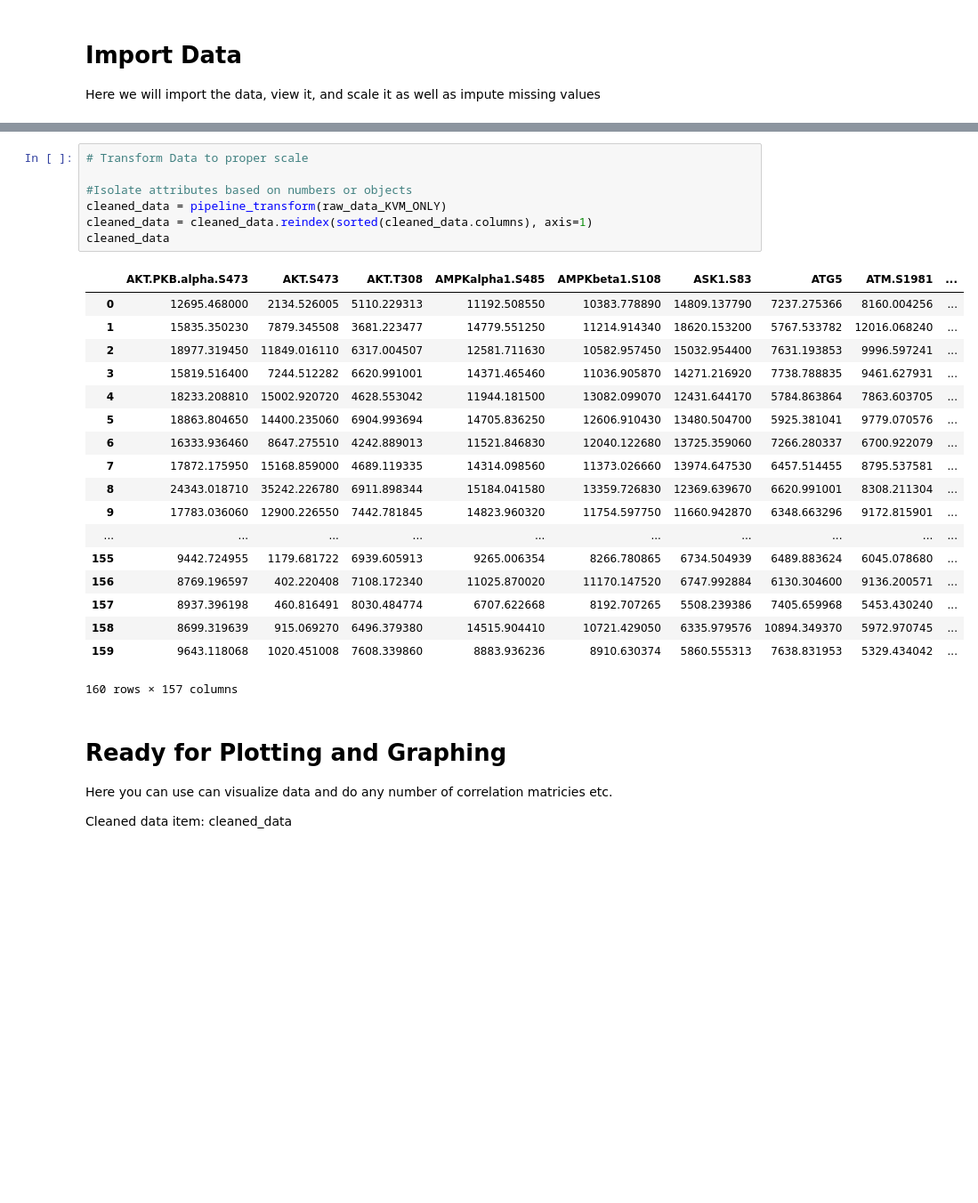
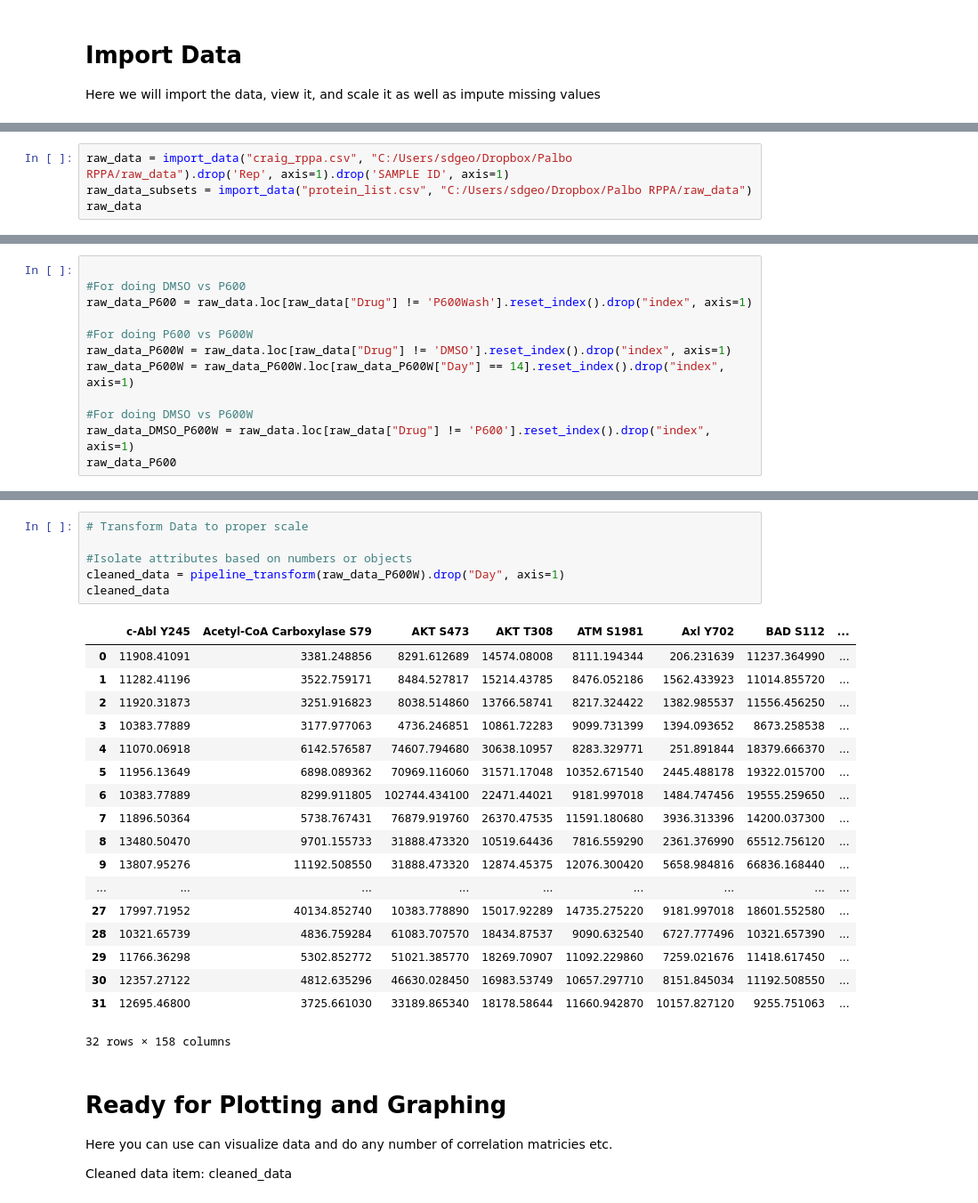
Before and after one commit to SamuelDGeorge/RPPA_Analysis, a Jupyter notebook: RPPA_Figures_Craig.ipynb, the cells around one changed output, grey strips where cells are left out. Shown at 89% size. Saved outputs shown, nothing was run; the diff lists cells and outputs as text; blank space fills up the shorter version.

```diff
--- a/RPPA_Figures_Craig.ipynb
+++ b/RPPA_Figures_Craig.ipynb
@@ -102,0 +46,4 @@ raw_data_KRAS
+# %%
+raw_data = import_data("craig_rppa.csv", "C:/Users/sdgeo/Dropbox/Palbo RPPA/raw_data").drop('Rep', axis=1).drop('SAMPLE ID', axis=1)
+raw_data_subsets = import_data("protein_list.csv", "C:/Users/sdgeo/Dropbox/Palbo RPPA/raw_data")
+raw_data
@@ -102,0 +69,12 @@ raw_data_KRAS
+# %%
+
+#For doing DMSO vs P600
+raw_data_P600 = raw_data.loc[raw_data["Drug"] != 'P600Wash'].reset_index().drop("index", axis=1)
+
+#For doing P600 vs P600W
+raw_data_P600W = raw_data.loc[raw_data["Drug"] != 'DMSO'].reset_index().drop("index", axis=1)
+raw_data_P600W = raw_data_P600W.loc[raw_data_P600W["Day"] == 14].reset_index().drop("index", axis=1)
+
+#For doing DMSO vs P600W
+raw_data_DMSO_P600W = raw_data.loc[raw_data["Drug"] != 'P600'].reset_index().drop("index", axis=1)
+raw_data_P600
@@ -103,29 +100,28 @@ raw_data_KRAS
 # %%
 # Transform Data to proper scale
 
 #Isolate attributes based on numbers or objects
-cleaned_data = pipeline_transform(raw_data_KVM_ONLY)
-cleaned_data = cleaned_data.reindex(sorted(cleaned_data.columns), axis=1)
+cleaned_data = pipeline_transform(raw_data_P600W).drop("Day", axis=1)
 cleaned_data
 # %% [output]
-|  | AKT.PKB.alpha.S473 | AKT.S473 | AKT.T308 | AMPKalpha1.S485 | AMPKbeta1.S108 | ASK1.S83 | ATG5 | ATM.S1981 | ... |
-| 0 | 12695.468000 | 2134.526005 | 5110.229313 | 11192.508550 | 10383.778890 | 14809.137790 | 7237.275366 | 8160.004256 | ... |
-| 1 | 15835.350230 | 7879.345508 | 3681.223477 | 14779.551250 | 11214.914340 | 18620.153200 | 5767.533782 | 12016.068240 | ... |
-| 2 | 18977.319450 | 11849.016110 | 6317.004507 | 12581.711630 | 10582.957450 | 15032.954400 | 7631.193853 | 9996.597241 | ... |
-| 3 | 15819.516400 | 7244.512282 | 6620.991001 | 14371.465460 | 11036.905870 | 14271.216920 | 7738.788835 | 9461.627931 | ... |
-| 4 | 18233.208810 | 15002.920720 | 4628.553042 | 11944.181500 | 13082.099070 | 12431.644170 | 5784.863864 | 7863.603705 | ... |
-| 5 | 18863.804650 | 14400.235060 | 6904.993694 | 14705.836250 | 12606.910430 | 13480.504700 | 5925.381041 | 9779.070576 | ... |
-| 6 | 16333.936460 | 8647.275510 | 4242.889013 | 11521.846830 | 12040.122680 | 13725.359060 | 7266.280337 | 6700.922079 | ... |
-| 7 | 17872.175950 | 15168.859000 | 4689.119335 | 14314.098560 | 11373.026660 | 13974.647530 | 6457.514455 | 8795.537581 | ... |
-| 8 | 24343.018710 | 35242.226780 | 6911.898344 | 15184.041580 | 13359.726830 | 12369.639670 | 6620.991001 | 8308.211304 | ... |
-| 9 | 17783.036060 | 12900.226550 | 7442.781845 | 14823.960320 | 11754.597750 | 11660.942870 | 6348.663296 | 9172.815901 | ... |
-| ... | ... | ... | ... | ... | ... | ... | ... | ... | ... |
-| 155 | 9442.724955 | 1179.681722 | 6939.605913 | 9265.006354 | 8266.780865 | 6734.504939 | 6489.883624 | 6045.078680 | ... |
-| 156 | 8769.196597 | 402.220408 | 7108.172340 | 11025.870020 | 11170.147520 | 6747.992884 | 6130.304600 | 9136.200571 | ... |
-| 157 | 8937.396198 | 460.816491 | 8030.484774 | 6707.622668 | 8192.707265 | 5508.239386 | 7405.659968 | 5453.430240 | ... |
-| 158 | 8699.319639 | 915.069270 | 6496.379380 | 14515.904410 | 10721.429050 | 6335.979576 | 10894.349370 | 5972.970745 | ... |
-| 159 | 9643.118068 | 1020.451008 | 7608.339860 | 8883.936236 | 8910.630374 | 5860.555313 | 7638.831953 | 5329.434042 | ... |
+|  | c-Abl Y245 | Acetyl-CoA Carboxylase S79 | AKT S473 | AKT T308 | ATM S1981 | Axl Y702 | BAD S112 | ... |
+| 0 | 11908.41091 | 3381.248856 | 8291.612689 | 14574.08008 | 8111.194344 | 206.231639 | 11237.364990 | ... |
+| 1 | 11282.41196 | 3522.759171 | 8484.527817 | 15214.43785 | 8476.052186 | 1562.433923 | 11014.855720 | ... |
+| 2 | 11920.31873 | 3251.916823 | 8038.514860 | 13766.58741 | 8217.324422 | 1382.985537 | 11556.456250 | ... |
+| 3 | 10383.77889 | 3177.977063 | 4736.246851 | 10861.72283 | 9099.731399 | 1394.093652 | 8673.258538 | ... |
+| 4 | 11070.06918 | 6142.576587 | 74607.794680 | 30638.10957 | 8283.329771 | 251.891844 | 18379.666370 | ... |
+| 5 | 11956.13649 | 6898.089362 | 70969.116060 | 31571.17048 | 10352.671540 | 2445.488178 | 19322.015700 | ... |
+| 6 | 10383.77889 | 8299.911805 | 102744.434100 | 22471.44021 | 9181.997018 | 1484.747456 | 19555.259650 | ... |
+| 7 | 11896.50364 | 5738.767431 | 76879.919760 | 26370.47535 | 11591.180680 | 3936.313396 | 14200.037300 | ... |
+| 8 | 13480.50470 | 9701.155733 | 31888.473320 | 10519.64436 | 7816.559290 | 2361.376990 | 65512.756120 | ... |
+| 9 | 13807.95276 | 11192.508550 | 31888.473320 | 12874.45375 | 12076.300420 | 5658.984816 | 66836.168440 | ... |
+| ... | ... | ... | ... | ... | ... | ... | ... | ... |
+| 27 | 17997.71952 | 40134.852740 | 10383.778890 | 15017.92289 | 14735.275220 | 9181.997018 | 18601.552580 | ... |
+| 28 | 10321.65739 | 4836.759284 | 61083.707570 | 18434.87537 | 9090.632540 | 6727.777496 | 10321.657390 | ... |
+| 29 | 11766.36298 | 5302.852772 | 51021.385770 | 18269.70907 | 11092.229860 | 7259.021676 | 11418.617450 | ... |
+| 30 | 12357.27122 | 4812.635296 | 46630.028450 | 16983.53749 | 10657.297710 | 8151.845034 | 11192.508550 | ... |
+| 31 | 12695.46800 | 3725.661030 | 33189.865340 | 18178.58644 | 11660.942870 | 10157.827120 | 9255.751063 | ... |
-160 rows × 157 columns
+32 rows × 158 columns
 # %% [markdown]
 # Ready for Plotting and Graphing
 
```
Also changed, not shown: parts of 9 cells of this notebook.
